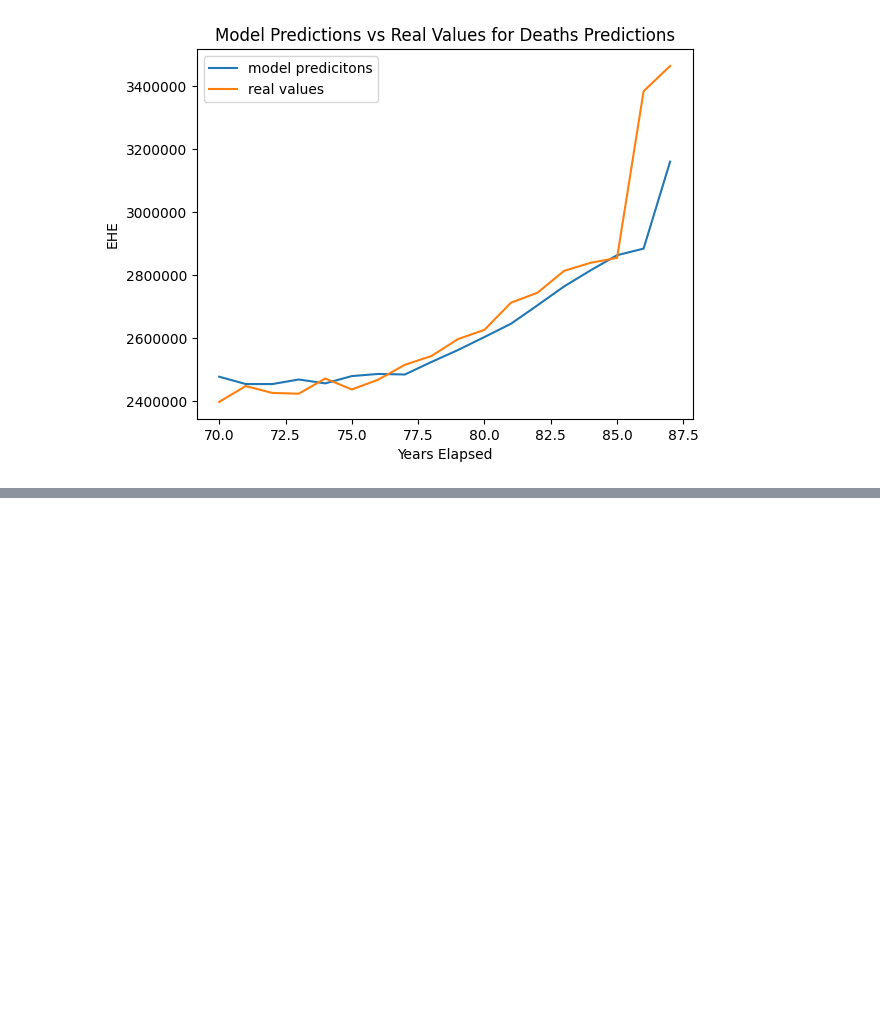
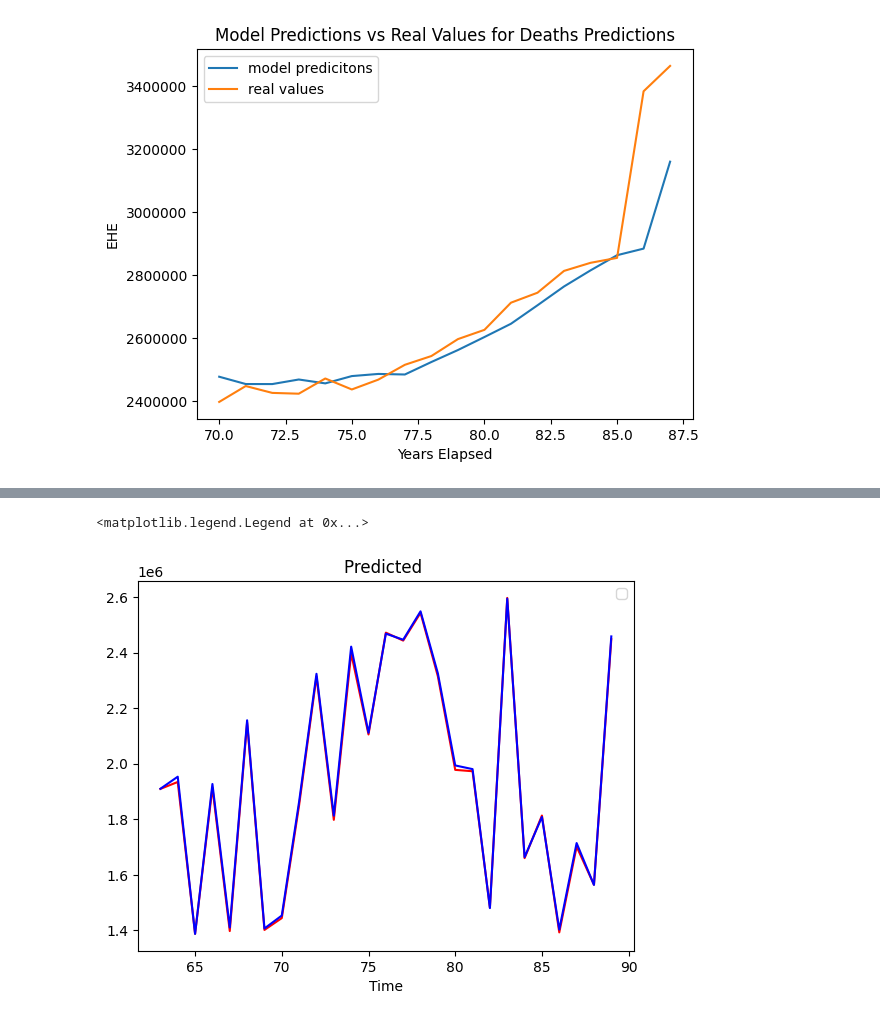
Before and after one commit to aranpandey/CornyWebbedRegisters, a Jupyter notebook: Temp_Mortality.ipynb, the cells around one changed output, grey strips where cells are left out. Saved outputs shown, nothing was run; the diff lists cells and outputs as text; code cells hidden in the pictures; blank space fills up the shorter version.

```diff
--- a/Temp_Mortality.ipynb
+++ b/Temp_Mortality.ipynb
@@ -494,0 +486,67 @@ dataset = hstack((in_seq1, inin_seq1_seq2, out_seq))
+# %%
+#This is multi Layer perceptron
+
+from numpy import hstack
+from numpy import array
+from keras.models import Sequential
+from keras.layers import Dense
+from sklearn.model_selection import train_test_split
+days = df_merged['elapsed']
+def split_sequences(sequences, n_steps):
+ X, y = list(), list()
+ for i in range(len(sequences)):
+ # find the end of this pattern
+  end_ix = i + n_steps
+ # check if we are beyond the dataset
+  if end_ix > len(sequences):
+    break
+ # gather input and output parts of the pattern
+  seq_x, seq_y = sequences[i:end_ix, :-1], sequences[end_ix-1, -1]
+  X.append(seq_x)
+  y.append(seq_y)
+ return array(X), array(y)
+
+
+in_seq1 = inputs
+in_seq2 = inputs1
+out_seq = outputs
+
+in_seq1 = in_seq1.reshape((len(in_seq1), 1))
+in_seq2 = in_seq2.reshape((len(in_seq2), 1))
+out_seq = out_seq.reshape((len(out_seq), 1))
+# horizontally stack columns
+dataset = hstack((in_seq1, in_seq2, out_seq))
+
+#print(dataset)
+
+
+n_steps = 3
+# convert into input/output
+X, y = split_sequences(dataset, n_steps)
+
+
+
+n_input = X.shape[1] * X.shape[2]
+X = X.reshape((X.shape[0], n_input))
+# define model
+model = Sequential()
+model.add(Dense(100, activation='relu', input_dim=n_input))
+model.add(Dense(1))
+model.compile(optimizer='adam', loss='mse')
+# fit model
+# demonstrate prediction
+s_ratio = (1-0.7)
+split = int(0.7*len(inputs))
+X_train, X_test, y_train, y_test = train_test_split(X, y, test_size = s_ratio)
+model.fit(X_train, y_train, epochs=2000, verbose=0)
+yhat = model.predict(X_test, verbose=0)
+
+
+days = days[split:]
+plt.plot(days, y_test, 'red')
+plt.plot(days,  yhat,  'blue')
+plt.title('Predicted ')
+plt.xlabel('Time')
+plt.ylabel('')
+plt.legend()
+# %% [output]
@@ -494,0 +554,2 @@ dataset = hstack((in_seq1, inin_seq1_seq2, out_seq))
+<matplotlib.legend.Legend at 0x...>
+[figure, added]
```
Also changed, not shown: parts of 5 cells of this notebook.
